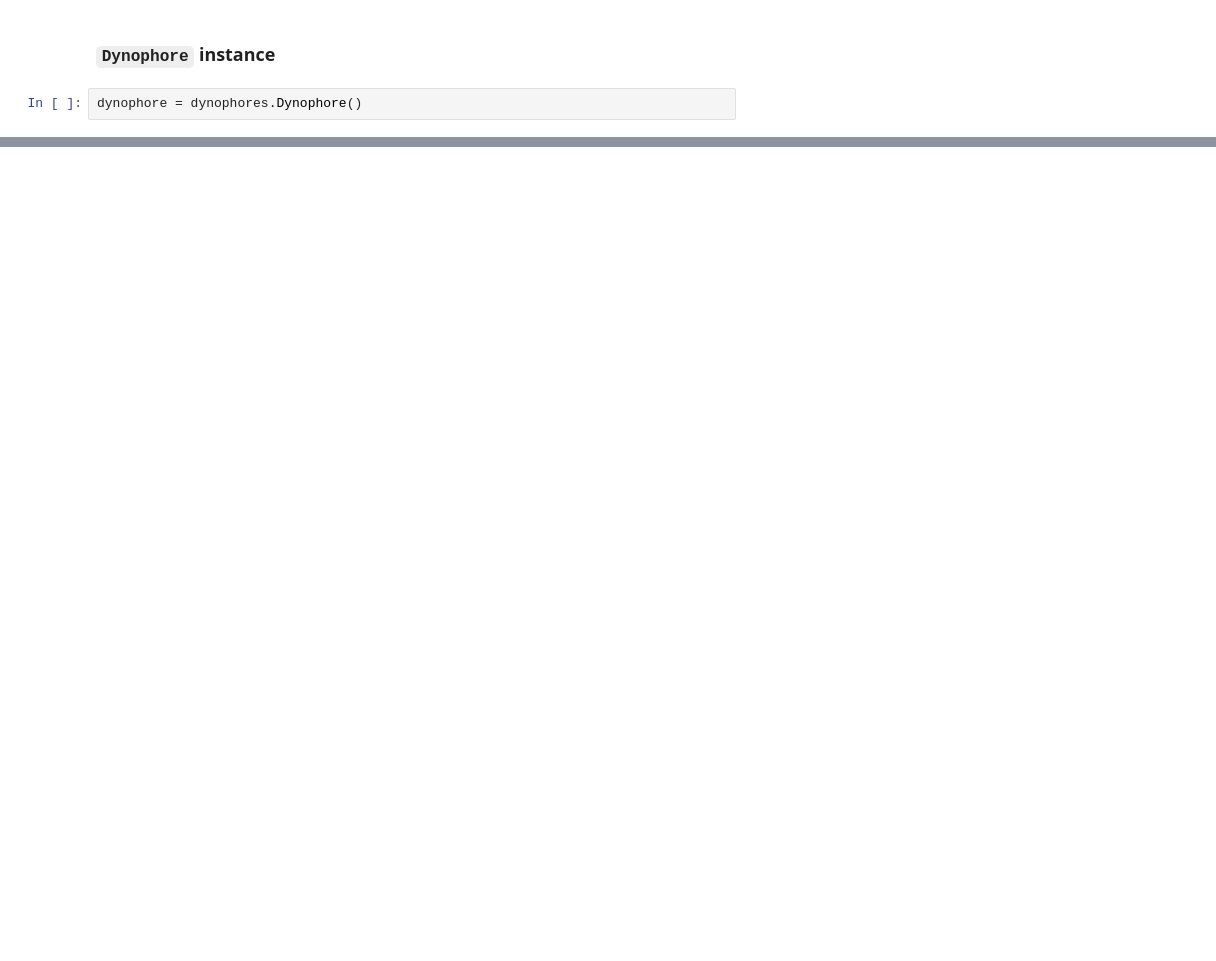
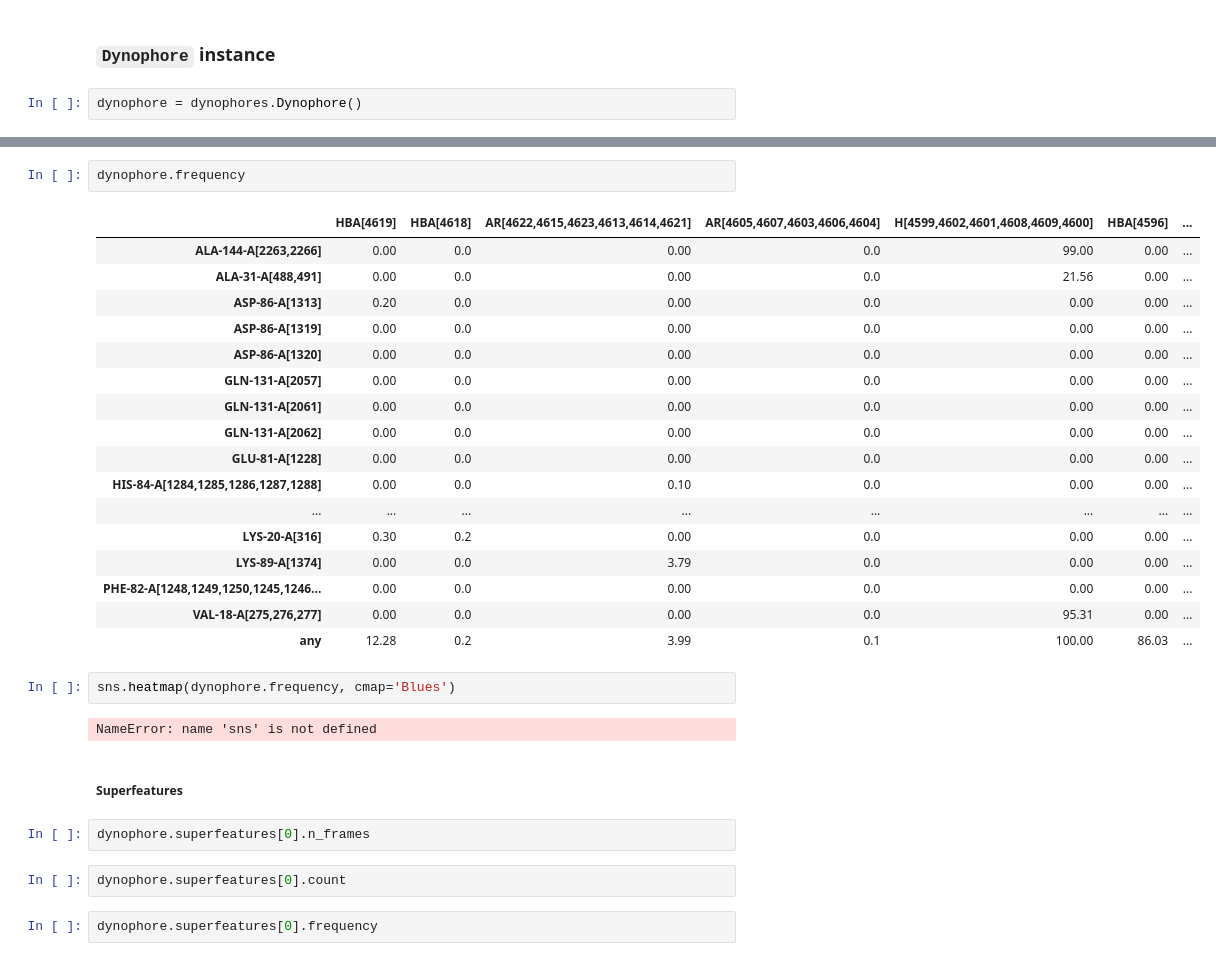
Before and after one commit to wolberlab/dynophores, a Jupyter notebook: docs/examples/notebooks/analyze_dynophores.ipynb, the cells around one changed output, grey strips where cells are left out. Saved outputs shown, nothing was run; the diff lists cells and outputs as text; blank space fills up the shorter version.

```diff
--- a/docs/examples/notebooks/analyze_dynophores.ipynb
+++ b/docs/examples/notebooks/analyze_dynophores.ipynb
@@ -142,0 +288,32 @@ print(dynophore.superfeatures[2].envpartners[0].distances)
+# %%
+dynophore.frequency
+# %% [output]
+|  | HBA[4619] | HBA[4618] | AR[4622,4615,4623,4613,4614,4621] | AR[4605,4607,4603,4606,4604] | H[4599,4602,4601,4608,4609,4600] | HBA[4596] | ... |
+| ALA-144-A[2263,2266] | 0.00 | 0.0 | 0.00 | 0.0 | 99.00 | 0.00 | ... |
+| ALA-31-A[488,491] | 0.00 | 0.0 | 0.00 | 0.0 | 21.56 | 0.00 | ... |
+| ASP-86-A[1313] | 0.20 | 0.0 | 0.00 | 0.0 | 0.00 | 0.00 | ... |
+| ASP-86-A[1319] | 0.00 | 0.0 | 0.00 | 0.0 | 0.00 | 0.00 | ... |
+| ASP-86-A[1320] | 0.00 | 0.0 | 0.00 | 0.0 | 0.00 | 0.00 | ... |
+| GLN-131-A[2057] | 0.00 | 0.0 | 0.00 | 0.0 | 0.00 | 0.00 | ... |
+| GLN-131-A[2061] | 0.00 | 0.0 | 0.00 | 0.0 | 0.00 | 0.00 | ... |
+| GLN-131-A[2062] | 0.00 | 0.0 | 0.00 | 0.0 | 0.00 | 0.00 | ... |
+| GLU-81-A[1228] | 0.00 | 0.0 | 0.00 | 0.0 | 0.00 | 0.00 | ... |
+| HIS-84-A[1284,1285,1286,1287,1288] | 0.00 | 0.0 | 0.10 | 0.0 | 0.00 | 0.00 | ... |
+| ... | ... | ... | ... | ... | ... | ... | ... |
+| LYS-20-A[316] | 0.30 | 0.2 | 0.00 | 0.0 | 0.00 | 0.00 | ... |
+| LYS-89-A[1374] | 0.00 | 0.0 | 3.79 | 0.0 | 0.00 | 0.00 | ... |
+| PHE-82-A[1248,1249,1250,1245,1246... | 0.00 | 0.0 | 0.00 | 0.0 | 0.00 | 0.00 | ... |
+| VAL-18-A[275,276,277] | 0.00 | 0.0 | 0.00 | 0.0 | 95.31 | 0.00 | ... |
+| any | 12.28 | 0.2 | 3.99 | 0.1 | 100.00 | 86.03 | ... |
+# %%
+sns.heatmap(dynophore.frequency, cmap='Blues')
+# %% [output]
+NameError: name 'sns' is not defined
+# %% [markdown]
+##### Superfeatures
+# %%
+dynophore.superfeatures[0].n_frames
+# %%
+dynophore.superfeatures[0].count
+# %%
+dynophore.superfeatures[0].frequency
```
Also changed, not shown: parts of 33 cells of this notebook, 1 other file.
